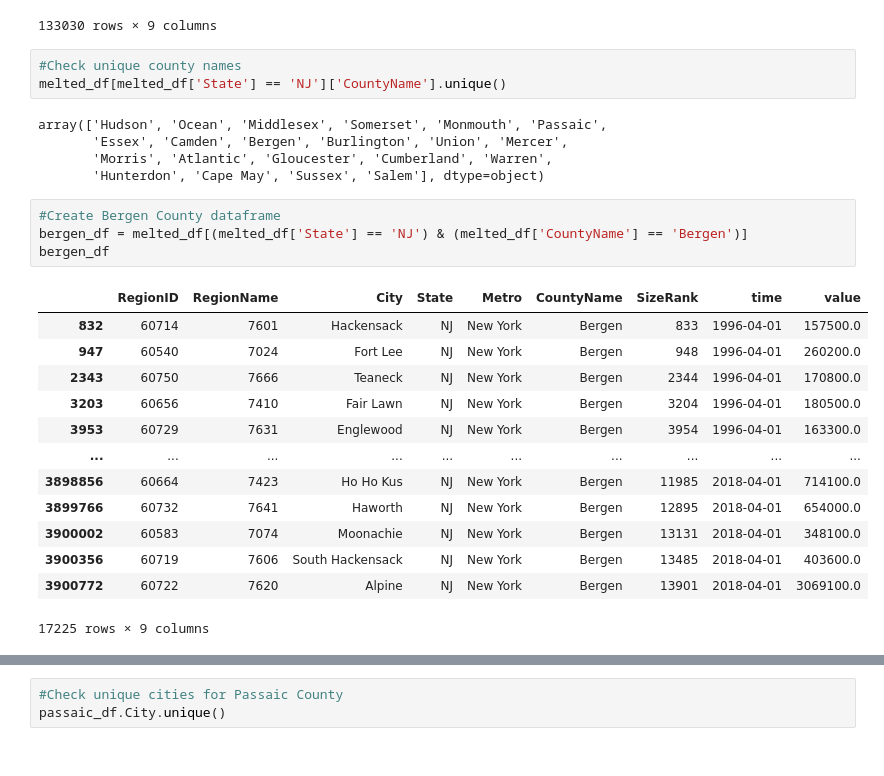
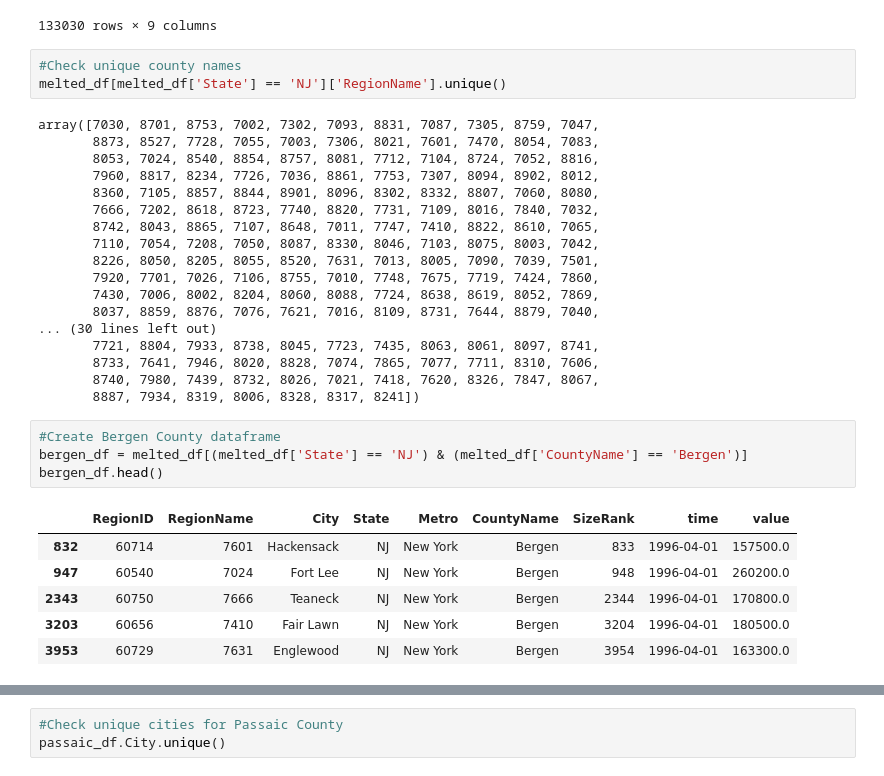
Before and after one commit to jmg0144/Zillow-Time-Series-Analysis, a Jupyter notebook: zillow-time-series-analysis.ipynb, the cells around one changed output, grey strips where cells are left out. Drawn from its saved outputs; the diff is of its cells as text.

```diff
--- a/zillow-time-series-analysis.ipynb
+++ b/zillow-time-series-analysis.ipynb
@@ -115,30 +115,36 @@ melted_df[melted_df['State'] == 'NJ']
 133030 rows × 9 columns
 # %%
 #Check unique county names
-melted_df[melted_df['State'] == 'NJ']['CountyName'].unique()
+melted_df[melted_df['State'] == 'NJ']['RegionName'].unique()
 # %% [output]
-array(['Hudson', 'Ocean', 'Middlesex', 'Somerset', 'Monmouth', 'Passaic',
-       'Essex', 'Camden', 'Bergen', 'Burlington', 'Union', 'Mercer',
-       'Morris', 'Atlantic', 'Gloucester', 'Cumberland', 'Warren',
-       'Hunterdon', 'Cape May', 'Sussex', 'Salem'], dtype=object)
+array([7030, 8701, 8753, 7002, 7302, 7093, 8831, 7087, 7305, 8759, 7047,
+       8873, 8527, 7728, 7055, 7003, 7306, 8021, 7601, 7470, 8054, 7083,
+       8053, 7024, 8540, 8854, 8757, 8081, 7712, 7104, 8724, 7052, 8816,
+       7960, 8817, 8234, 7726, 7036, 8861, 7753, 7307, 8094, 8902, 8012,
+       8360, 7105, 8857, 8844, 8901, 8096, 8302, 8332, 8807, 7060, 8080,
+       7666, 7202, 8618, 8723, 7740, 8820, 7731, 7109, 8016, 7840, 7032,
+       8742, 8043, 8865, 7107, 8648, 7011, 7747, 7410, 8822, 8610, 7065,
+       7110, 7054, 7208, 7050, 8087, 8330, 8046, 7103, 8075, 8003, 7042,
+       8226, 8050, 8205, 8055, 8520, 7631, 7013, 8005, 7090, 7039, 7501,
+       7920, 7701, 7026, 7106, 8755, 7010, 7748, 7675, 7719, 7424, 7860,
+       7430, 7006, 8002, 8204, 8060, 8088, 7724, 8638, 8619, 8052, 7869,
+       8037, 8859, 8876, 7076, 7621, 7016, 8109, 8731, 7644, 8879, 7040,
+... (30 lines left out)
+       7721, 8804, 7933, 8738, 8045, 7723, 7435, 8063, 8061, 8097, 8741,
+       8733, 7641, 7946, 8020, 8828, 7074, 7865, 7077, 7711, 8310, 7606,
+       8740, 7980, 7439, 8732, 8026, 7021, 7418, 7620, 8326, 7847, 8067,
+       8887, 7934, 8319, 8006, 8328, 8317, 8241])
 # %%
 #Create Bergen County dataframe
 bergen_df = melted_df[(melted_df['State'] == 'NJ') & (melted_df['CountyName'] == 'Bergen')]
-bergen_df
+bergen_df.head()
 # %% [output]
 |  | RegionID | RegionName | City | State | Metro | CountyName | SizeRank | time | value |
 | 832 | 60714 | 7601 | Hackensack | NJ | New York | Bergen | 833 | 1996-04-01 | 157500.0 |
 | 947 | 60540 | 7024 | Fort Lee | NJ | New York | Bergen | 948 | 1996-04-01 | 260200.0 |
 | 2343 | 60750 | 7666 | Teaneck | NJ | New York | Bergen | 2344 | 1996-04-01 | 170800.0 |
 | 3203 | 60656 | 7410 | Fair Lawn | NJ | New York | Bergen | 3204 | 1996-04-01 | 180500.0 |
 | 3953 | 60729 | 7631 | Englewood | NJ | New York | Bergen | 3954 | 1996-04-01 | 163300.0 |
-| ... | ... | ... | ... | ... | ... | ... | ... | ... | ... |
-| 3898856 | 60664 | 7423 | Ho Ho Kus | NJ | New York | Bergen | 11985 | 2018-04-01 | 714100.0 |
-| 3899766 | 60732 | 7641 | Haworth | NJ | New York | Bergen | 12895 | 2018-04-01 | 654000.0 |
-| 3900002 | 60583 | 7074 | Moonachie | NJ | New York | Bergen | 13131 | 2018-04-01 | 348100.0 |
-| 3900356 | 60719 | 7606 | South Hackensack | NJ | New York | Bergen | 13485 | 2018-04-01 | 403600.0 |
-| 3900772 | 60722 | 7620 | Alpine | NJ | New York | Bergen | 13901 | 2018-04-01 | 3069100.0 |
-17225 rows × 9 columns
 # %%
 #Create Passaic County dataframe
 passaic_df = melted_df[(melted_df['State'] == 'NJ') & (melted_df['CountyName'] == 'Passaic')]
```
Also changed, not shown: parts of 9 cells of this notebook.
